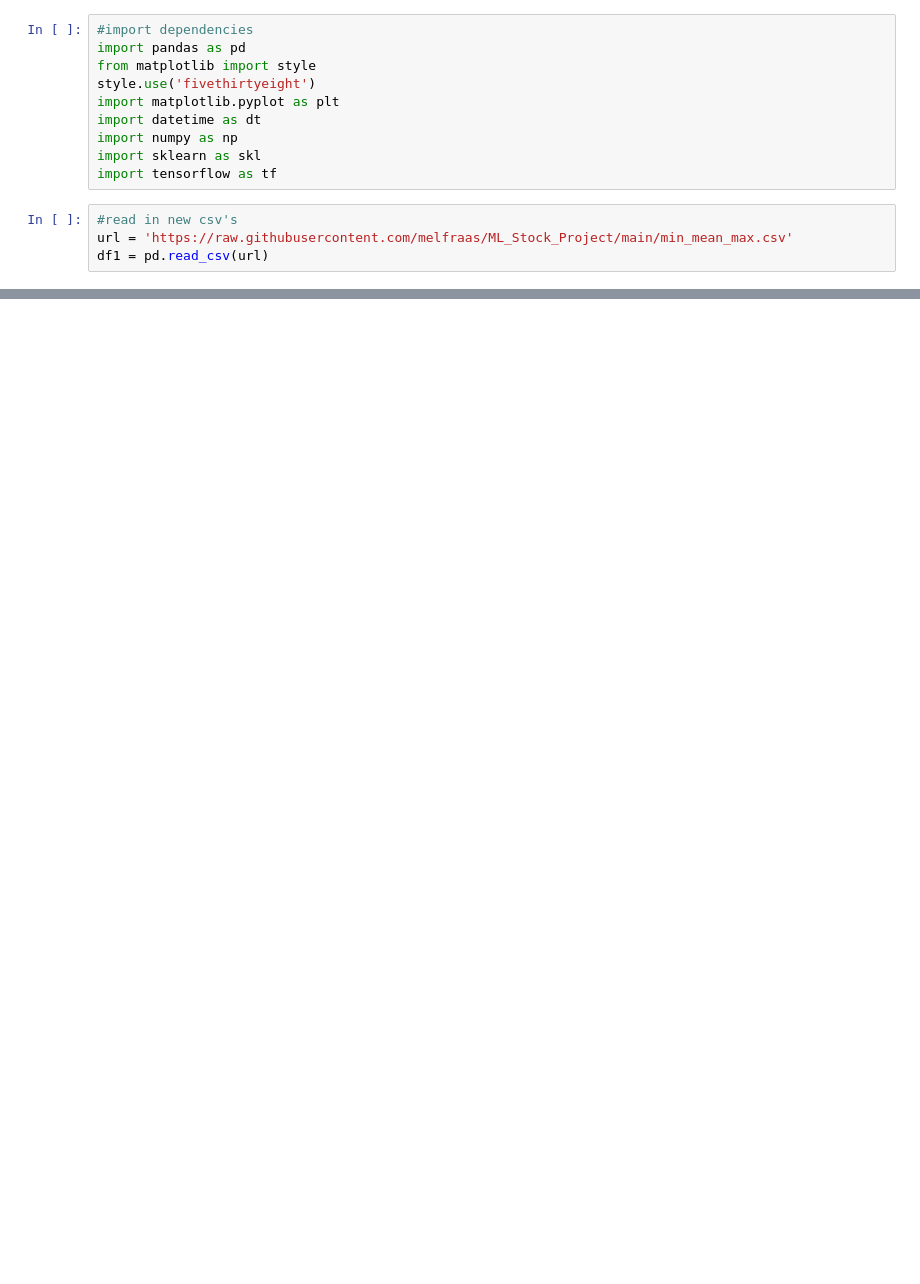
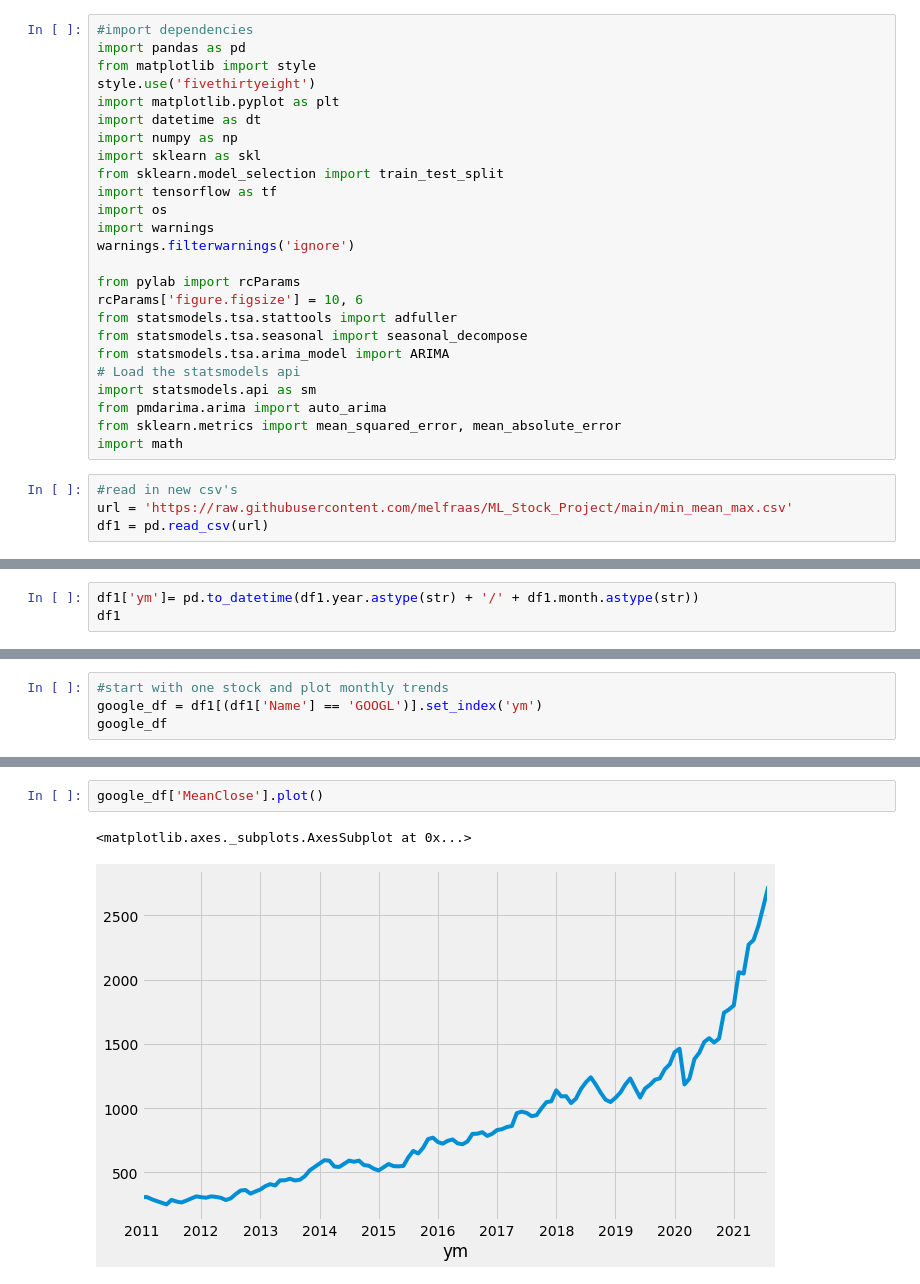
Before and after one commit to melfraas/ETL_Project, a Jupyter notebook: Clean_Working_Data.ipynb, the cells around one changed output, grey strips where cells are left out. Drawn from its saved outputs; the diff is of its cells as text; blank space fills up the shorter version.

```diff
--- a/Clean_Working_Data.ipynb
+++ b/Clean_Working_Data.ipynb
@@ -9,7 +9,22 @@ import matplotlib.pyplot as plt
 import datetime as dt
 import numpy as np
 import sklearn as skl
+from sklearn.model_selection import train_test_split
 import tensorflow as tf
+import os
+import warnings
+warnings.filterwarnings('ignore')
+
+from pylab import rcParams
+rcParams['figure.figsize'] = 10, 6
+from statsmodels.tsa.stattools import adfuller
+from statsmodels.tsa.seasonal import seasonal_decompose
+from statsmodels.tsa.arima_model import ARIMA
+# Load the statsmodels api
+import statsmodels.api as sm
+from pmdarima.arima import auto_arima
+from sklearn.metrics import mean_squared_error, mean_absolute_error
+import math
 # %%
 #read in new csv's
 url = 'https://raw.githubusercontent.com/melfraas/ML_Stock_Project/main/min_mean_max.csv'
@@ -23,0 +48,3 @@ NameError: ignored
+# %%
+df1['ym']= pd.to_datetime(df1.year.astype(str) + '/' + df1.month.astype(str))
+df1
@@ -23,0 +97,4 @@ NameError: ignored
+# %%
+#start with one stock and plot monthly trends
+google_df = df1[(df1['Name'] == 'GOOGL')].set_index('ym')
+google_df
@@ -23,0 +116,5 @@ NameError: ignored
+# %%
+google_df['MeanClose'].plot()
+# %% [output]
+<matplotlib.axes._subplots.AxesSubplot at 0x...>
+[figure, added]
```
Also changed, not shown: parts of 16 cells of this notebook.
